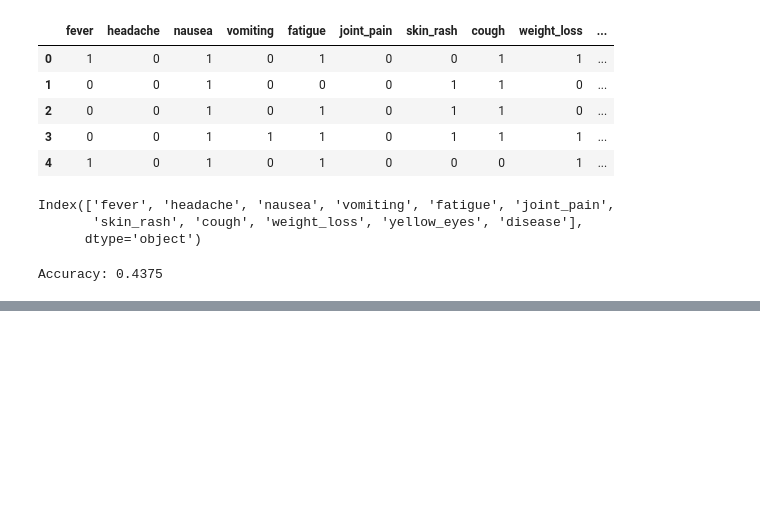
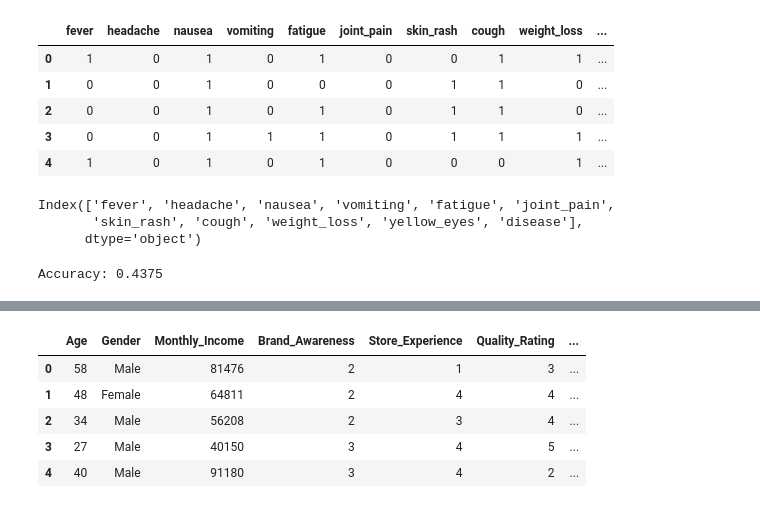
Before and after one commit to vasavinaidu21/Traning, a Jupyter notebook: Traning.ipynb, the cells around one changed output, grey strips where cells are left out. Cells and saved outputs as stored; diff of their text form; code cells hidden in the pictures; blank space fills up the shorter version.

```diff
--- a/Traning.ipynb
+++ b/Traning.ipynb
@@ -73,0 +524,10 @@ Accuracy: 0.4375
+# %%
+data = pd.read_csv('decision_tree_regressor_dataset_v2.csv')
+display(data.head())
+# %% [output]
+|  | Age | Gender | Monthly_Income | Brand_Awareness | Store_Experience | Quality_Rating | ... |
+| 0 | 58 | Male | 81476 | 2 | 1 | 3 | ... |
+| 1 | 48 | Female | 64811 | 2 | 4 | 4 | ... |
+| 2 | 34 | Male | 56208 | 2 | 3 | 4 | ... |
+| 3 | 27 | Male | 40150 | 3 | 4 | 5 | ... |
+| 4 | 40 | Male | 91180 | 3 | 4 | 2 | ... |
```
Also changed, not shown: parts of 15 cells of this notebook.
